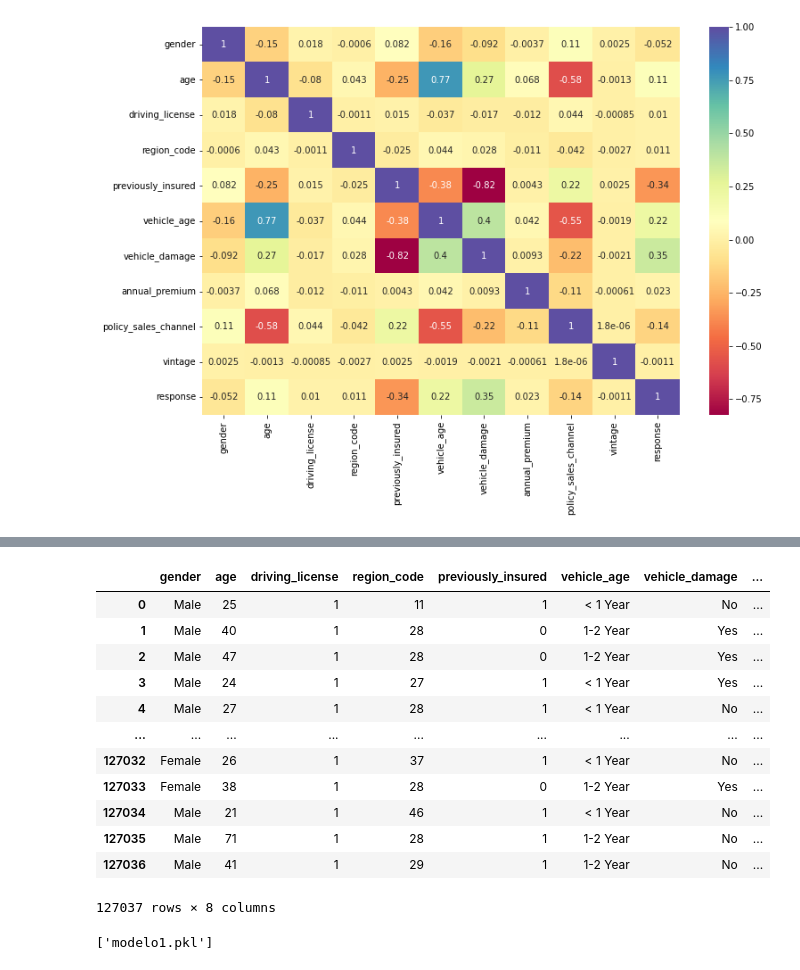
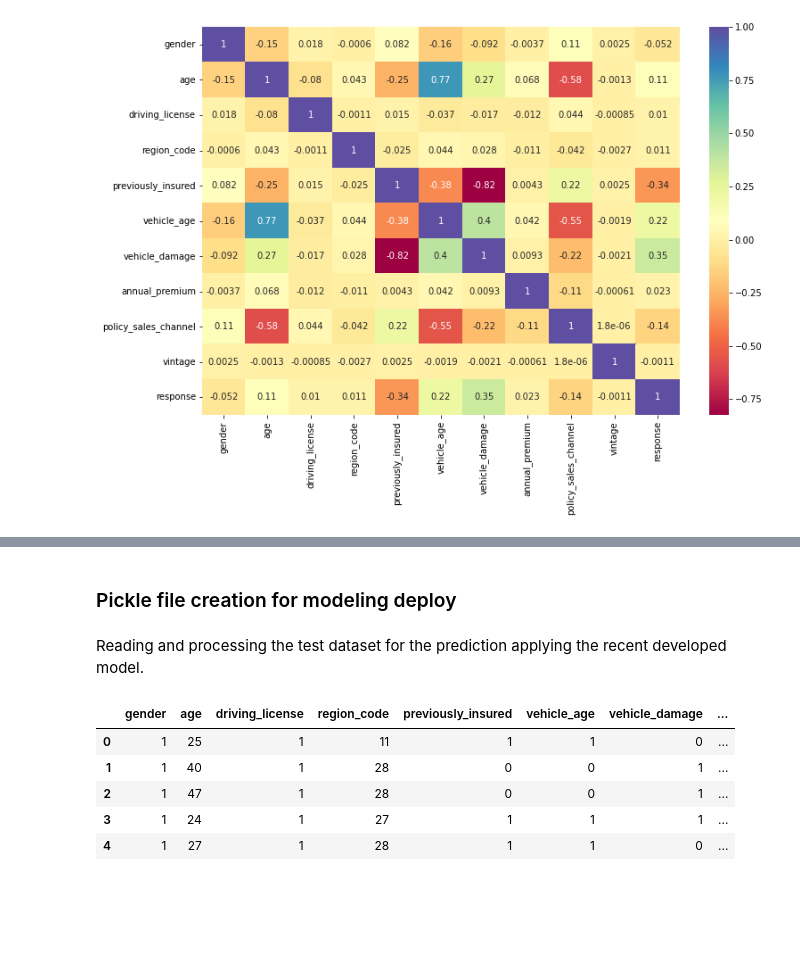
Before and after one commit to caioviniciusdelima/HICSP, a Jupyter notebook: DataScience/car-insurence2.ipynb, the cells around one changed output, grey strips where cells are left out. Cells and saved outputs as stored; diff of their text form; code cells hidden in the pictures; blank space fills up the shorter version.

```diff
--- a/DataScience/car-insurence2.ipynb
+++ b/DataScience/car-insurence2.ipynb
@@ -115,3 +122,5 @@ y = df['response']
+# %%
+x, y = sm.fit_resample(x, y)
 # %%
 def make_mi_score(x, y):
     """Applycation of Mutual Information on a dataset
@@ -143,6 +152,6 @@ vintage                 0.000000
 dtype: float64
 # %%
 # Obtaining the data with a Mutual Information greater them 0.01
-x1 = x.loc[:, mi_scores > 0.01]
+x1 = x.loc[:, mi_scores > 0.02]
 x1.shape
 # %% [output]
@@ -172,0 +159,2 @@ def data_extrac(pred, name, models, acc, rec, y):
+# %%
+x1_col = x1.columns
@@ -287,16 +210,17 @@ test.drop(columns=['id', 'vintage', 'annual_premium'], inplace = True)
+# %% [markdown]
+### Pickle file creation for modeling deploy
+# %% [markdown]
+Reading and processing the test dataset for the prediction applying the recent developed model.
+# %%
+# Reading 'id' column and the remaining columns in x1 dataset
+test_id = pd.read_csv('/Users/Caio/Documents/MeusProjetos/HICSP/dataset/test.csv', sep=',', usecols=['id'])
+test = pd.read_csv('/Users/Caio/Documents/MeusProjetos/HICSP/dataset/test.csv', sep=',', usecols=x1_col)
 # %%
-test
+test.head()
 # %% [output]
 |  | gender | age | driving_license | region_code | previously_insured | vehicle_age | vehicle_damage | ... |
-| 0 | Male | 25 | 1 | 11 | 1 | < 1 Year | No | ... |
-| 1 | Male | 40 | 1 | 28 | 0 | 1-2 Year | Yes | ... |
-| 2 | Male | 47 | 1 | 28 | 0 | 1-2 Year | Yes | ... |
-| 3 | Male | 24 | 1 | 27 | 1 | < 1 Year | Yes | ... |
-| 4 | Male | 27 | 1 | 28 | 1 | < 1 Year | No | ... |
-| ... | ... | ... | ... | ... | ... | ... | ... | ... |
-| 127032 | Female | 26 | 1 | 37 | 1 | < 1 Year | No | ... |
-| 127033 | Female | 38 | 1 | 28 | 0 | 1-2 Year | Yes | ... |
-| 127034 | Male | 21 | 1 | 46 | 1 | < 1 Year | No | ... |
-| 127035 | Male | 71 | 1 | 28 | 1 | 1-2 Year | No | ... |
-| 127036 | Male | 41 | 1 | 29 | 1 | 1-2 Year | No | ... |
+| 0 | 1 | 25 | 1 | 11 | 1 | 1 | 0 | ... |
+| 1 | 1 | 40 | 1 | 28 | 0 | 0 | 1 | ... |
+| 2 | 1 | 47 | 1 | 28 | 0 | 0 | 1 | ... |
+| 3 | 1 | 24 | 1 | 27 | 1 | 1 | 1 | ... |
+| 4 | 1 | 27 | 1 | 28 | 1 | 1 | 0 | ... |
-127037 rows × 8 columns
@@ -313,4 +231,0 @@ import joblib
-# %%
-joblib.dump(cat_nb1, 'modelo1.pkl')
-# %% [output]
-['modelo1.pkl']
```
Also changed, not shown: parts of 38 cells of this notebook, 3 other files.
